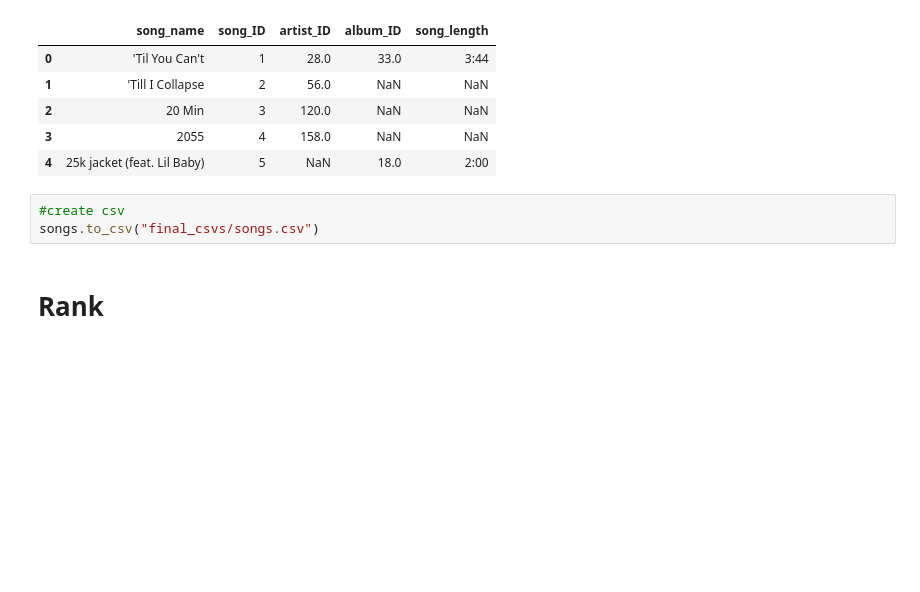
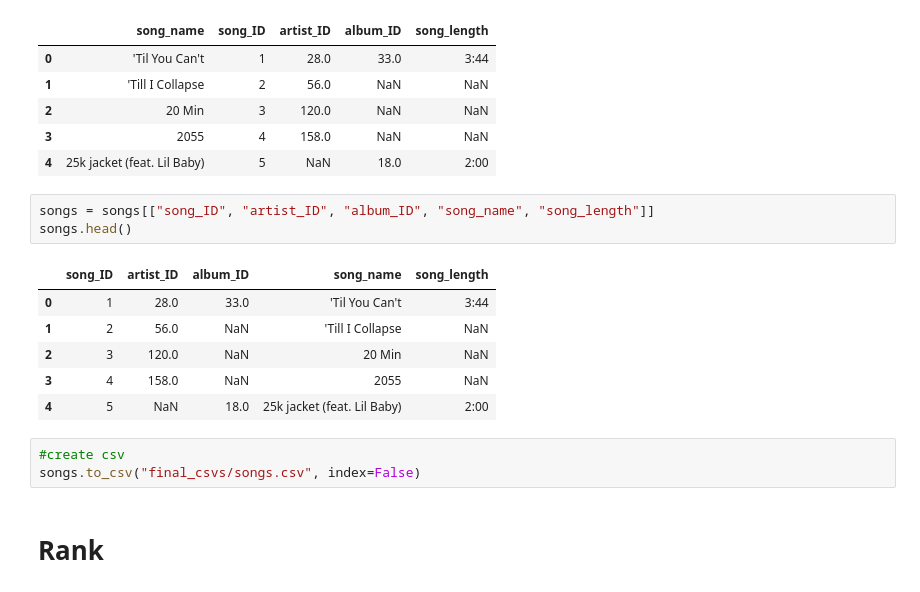
Before and after one commit to alvessab/project2_top_charts, a Jupyter notebook: transformation_notebook final.ipynb, the cells around one changed output. Drawn from its saved outputs; the diff is of its cells as text; blank space fills up the shorter version.

```diff
--- a/transformation_notebook final.ipynb
+++ b/transformation_notebook final.ipynb
@@ -536,9 +598,19 @@ songs.head()
 | 2 | 20 Min | 3 | 120.0 | NaN | NaN |
 | 3 | 2055 | 4 | 158.0 | NaN | NaN |
 | 4 | 25k jacket (feat. Lil Baby) | 5 | NaN | 18.0 | 2:00 |
+# %%
+songs = songs[["song_ID", "artist_ID", "album_ID", "song_name", "song_length"]]
+songs.head()
+# %% [output]
+|  | song_ID | artist_ID | album_ID | song_name | song_length |
+| 0 | 1 | 28.0 | 33.0 | 'Til You Can't | 3:44 |
+| 1 | 2 | 56.0 | NaN | 'Till I Collapse | NaN |
+| 2 | 3 | 120.0 | NaN | 20 Min | NaN |
+| 3 | 4 | 158.0 | NaN | 2055 | NaN |
+| 4 | 5 | NaN | 18.0 | 25k jacket (feat. Lil Baby) | 2:00 |
 # %%
 #create csv
-songs.to_csv("final_csvs/songs.csv")
+songs.to_csv("final_csvs/songs.csv", index=False)
 # %% [markdown]
 # Rank
 # %%
```
Also changed, not shown: parts of 18 cells of this notebook, 7 other files.
